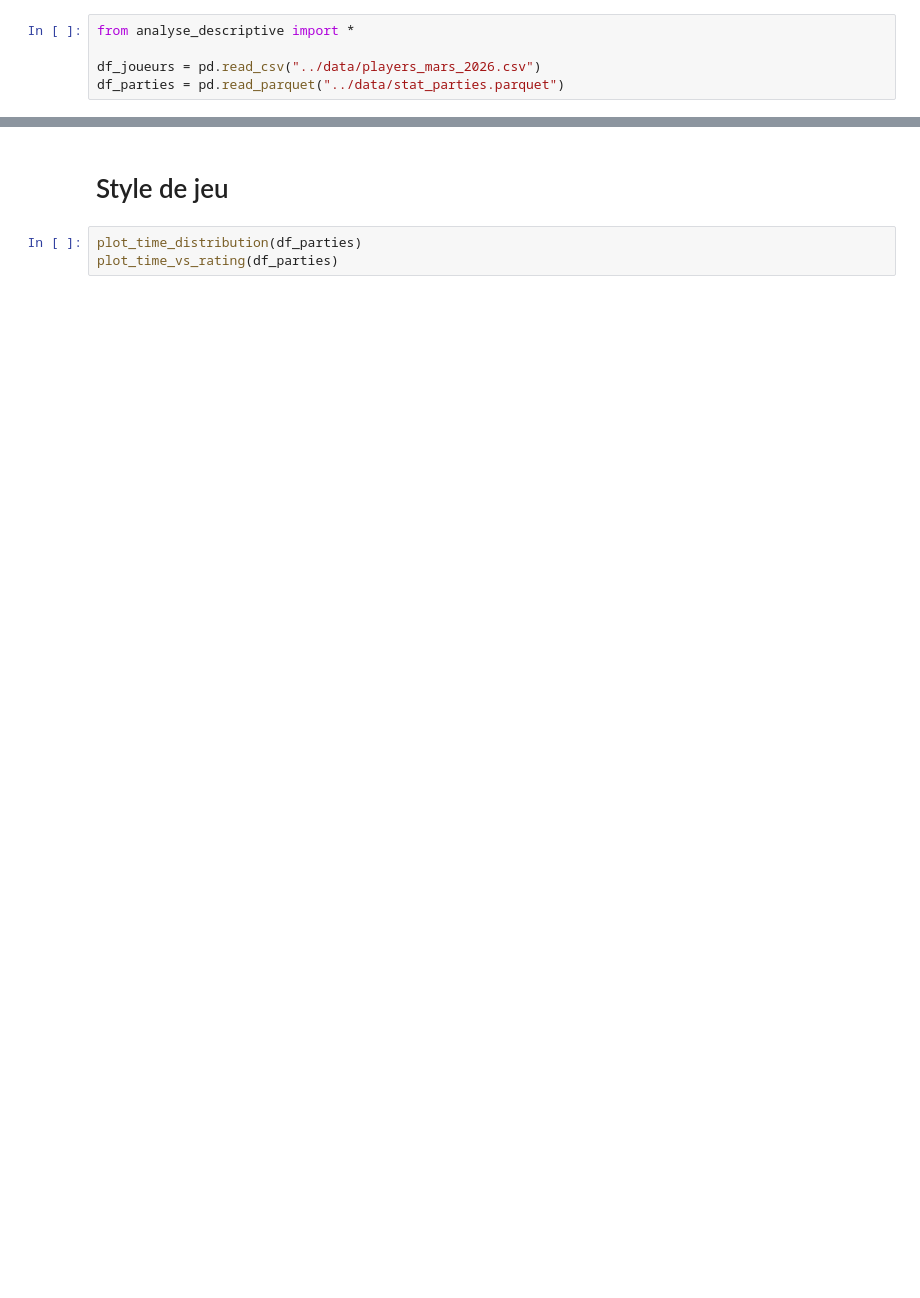
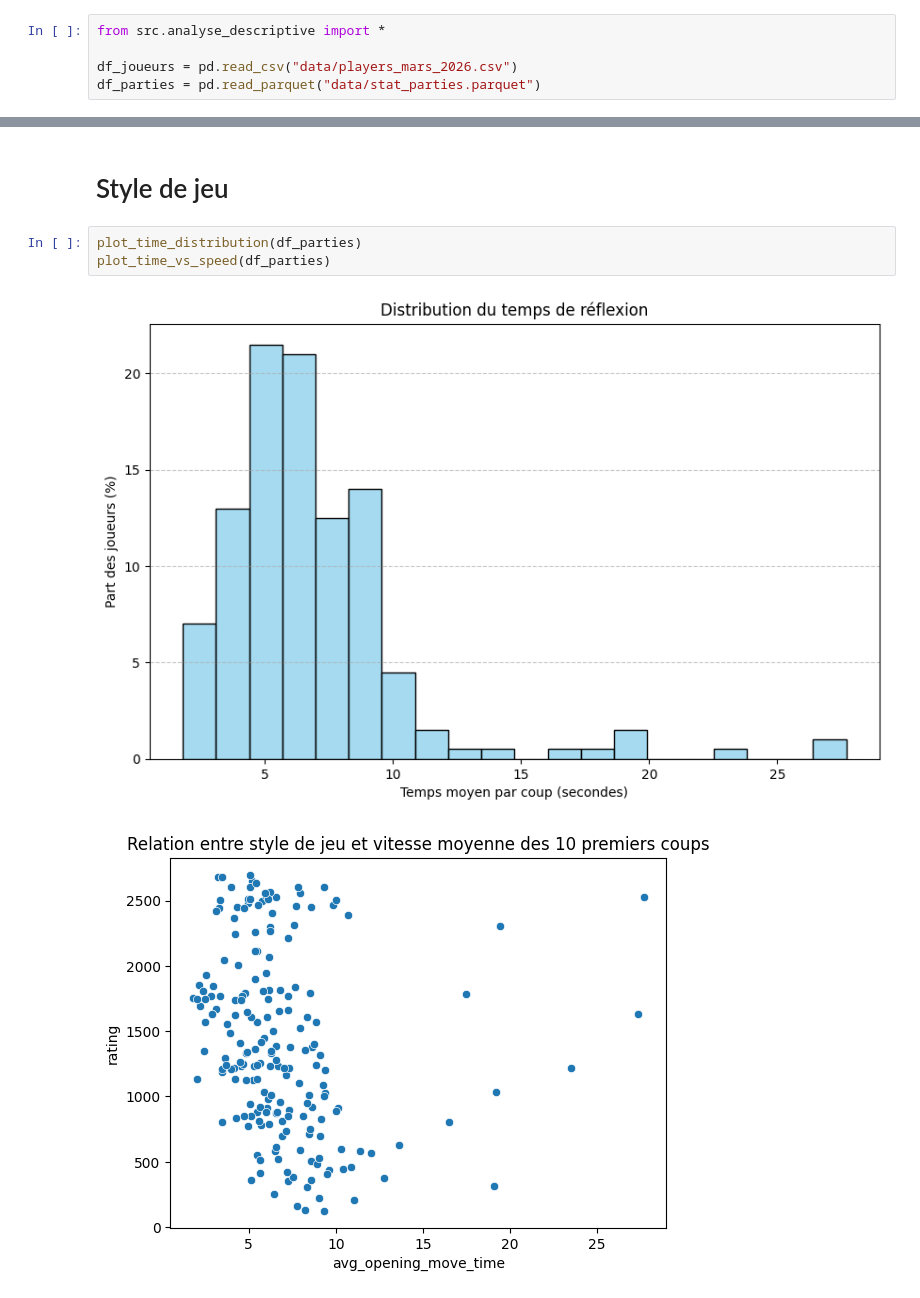
Before and after one commit to zgregi/Chess.com, a Jupyter notebook: main.ipynb, the cells around one changed output, grey strips where cells are left out. Saved outputs shown, nothing was run; the diff lists cells and outputs as text; blank space fills up the shorter version.

```diff
--- a/main.ipynb
+++ b/main.ipynb
@@ -1,10 +11,10 @@
 # %% [markdown]
 # Chargement des données
 # %%
-from analyse_descriptive import *
+from src.analyse_descriptive import *
 
-df_joueurs = pd.read_csv("../data/players_mars_2026.csv")
-df_parties = pd.read_parquet("../data/stat_parties.parquet")
+df_joueurs = pd.read_csv("data/players_mars_2026.csv")
+df_parties = pd.read_parquet("data/stat_parties.parquet")
 # %% [markdown]
 # Rating
 # %%
@@ -20,4 +39,7 @@ plot_activity_vs_rating(df_joueurs)
 # Style de jeu
 # %%
 plot_time_distribution(df_parties)
-plot_time_vs_rating(df_parties)
+plot_time_vs_speed(df_parties)
+# %% [output]
+[figure, added]
+[figure, added]
```
Also changed, not shown: parts of 33 cells of this notebook, 10 other files.
